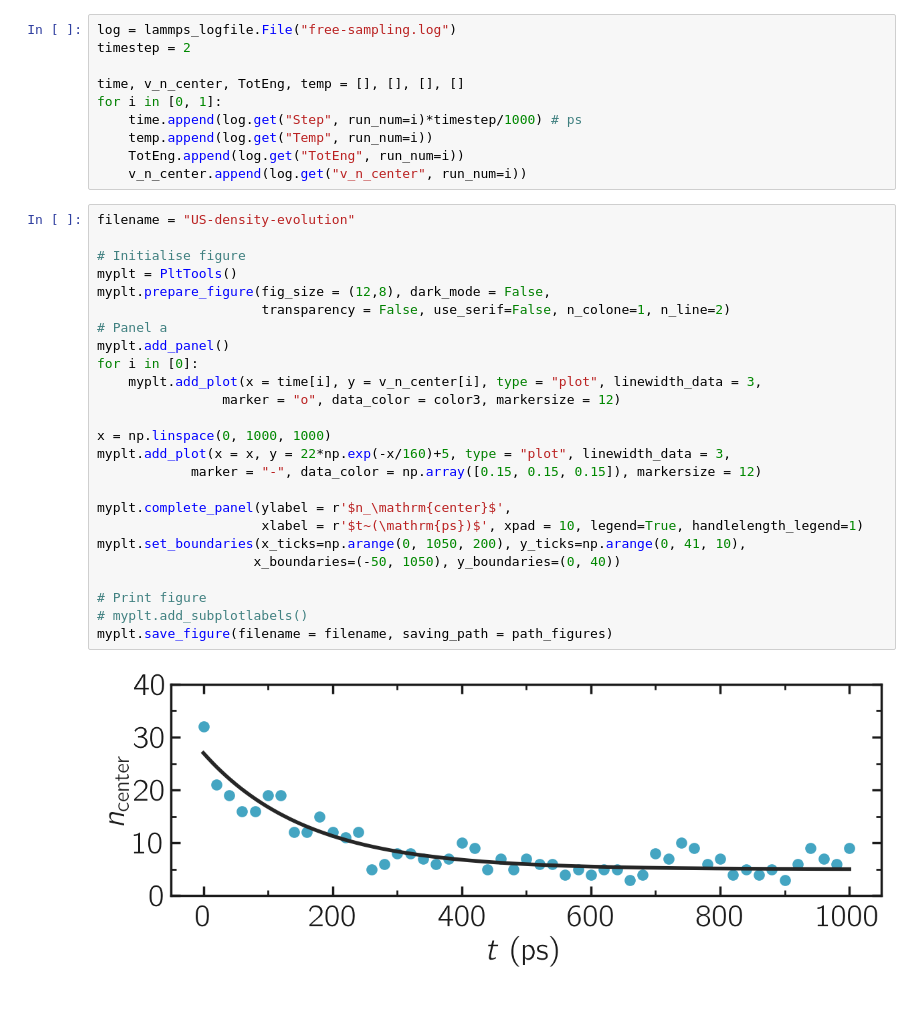
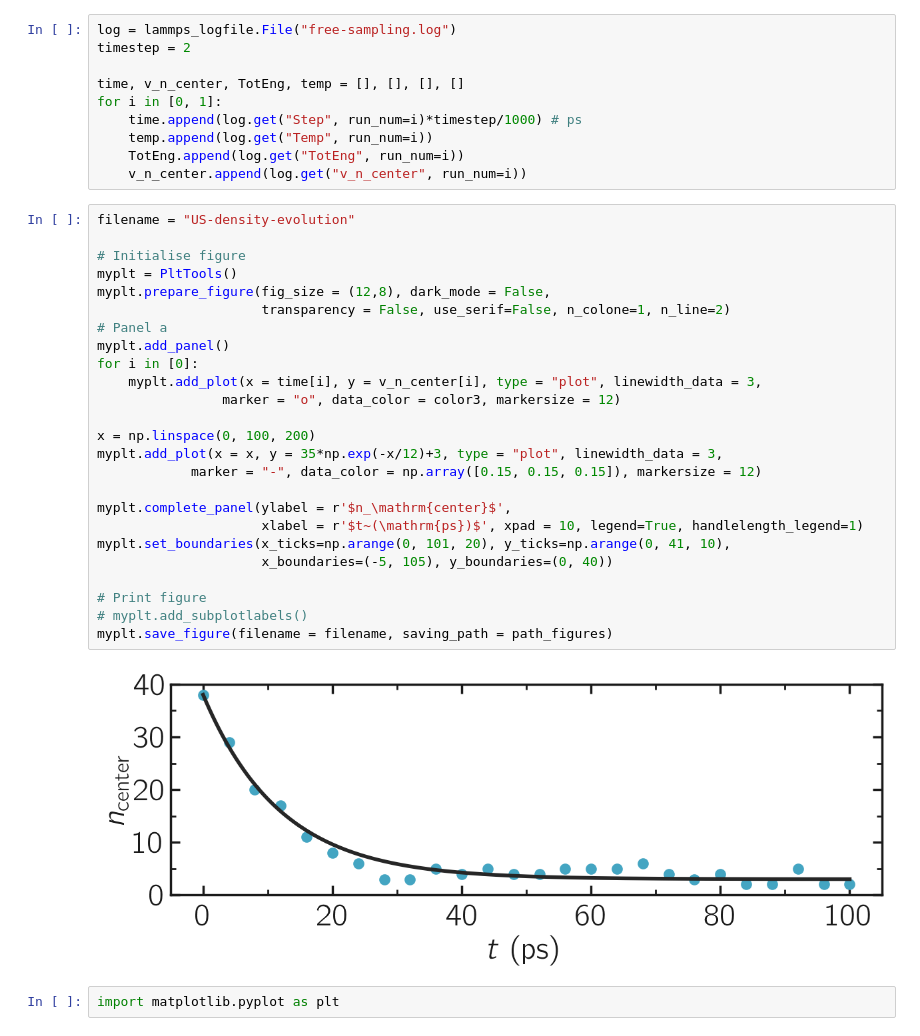
Before and after one commit to lammpstutorials/lammpstutorials-article, a Jupyter notebook: files/tutorial7/solution/free-sampling.ipynb, the cells around one changed output. Drawn from its saved outputs; the diff is of its cells as text; blank space fills up the shorter version.

Commit message:
fixed free sampling code and figures

```diff
--- a/files/tutorial7/solution/free-sampling.ipynb
+++ b/files/tutorial7/solution/free-sampling.ipynb
@@ -29,27 +29,29 @@ for i in [0, 1]:
 # %%
 filename = "US-density-evolution"
 
 # Initialise figure
 myplt = PltTools()
 myplt.prepare_figure(fig_size = (12,8), dark_mode = False,
                      transparency = False, use_serif=False, n_colone=1, n_line=2)
 # Panel a
 myplt.add_panel()
 for i in [0]:
     myplt.add_plot(x = time[i], y = v_n_center[i], type = "plot", linewidth_data = 3,
                 marker = "o", data_color = color3, markersize = 12)
 
-x = np.linspace(0, 1000, 1000)
-myplt.add_plot(x = x, y = 22*np.exp(-x/160)+5, type = "plot", linewidth_data = 3,
+x = np.linspace(0, 100, 200)
+myplt.add_plot(x = x, y = 35*np.exp(-x/12)+3, type = "plot", linewidth_data = 3,
             marker = "-", data_color = np.array([0.15, 0.15, 0.15]), markersize = 12)
 
 myplt.complete_panel(ylabel = r'$n_\mathrm{center}$',
                      xlabel = r'$t~(\mathrm{ps})$', xpad = 10, legend=True, handlelength_legend=1)
-myplt.set_boundaries(x_ticks=np.arange(0, 1050, 200), y_ticks=np.arange(0, 41, 10),
-                    x_boundaries=(-50, 1050), y_boundaries=(0, 40))
+myplt.set_boundaries(x_ticks=np.arange(0, 101, 20), y_ticks=np.arange(0, 41, 10),
+                     x_boundaries=(-5, 105), y_boundaries=(0, 40))
 
 # Print figure
 # myplt.add_subplotlabels()
 myplt.save_figure(filename = filename, saving_path = path_figures)
 # %% [output]
-[figure, old version]
+[figure, new version]
+# %%
+import matplotlib.pyplot as plt
```
Also changed, not shown: parts of 4 cells of this notebook, 9 other files.
